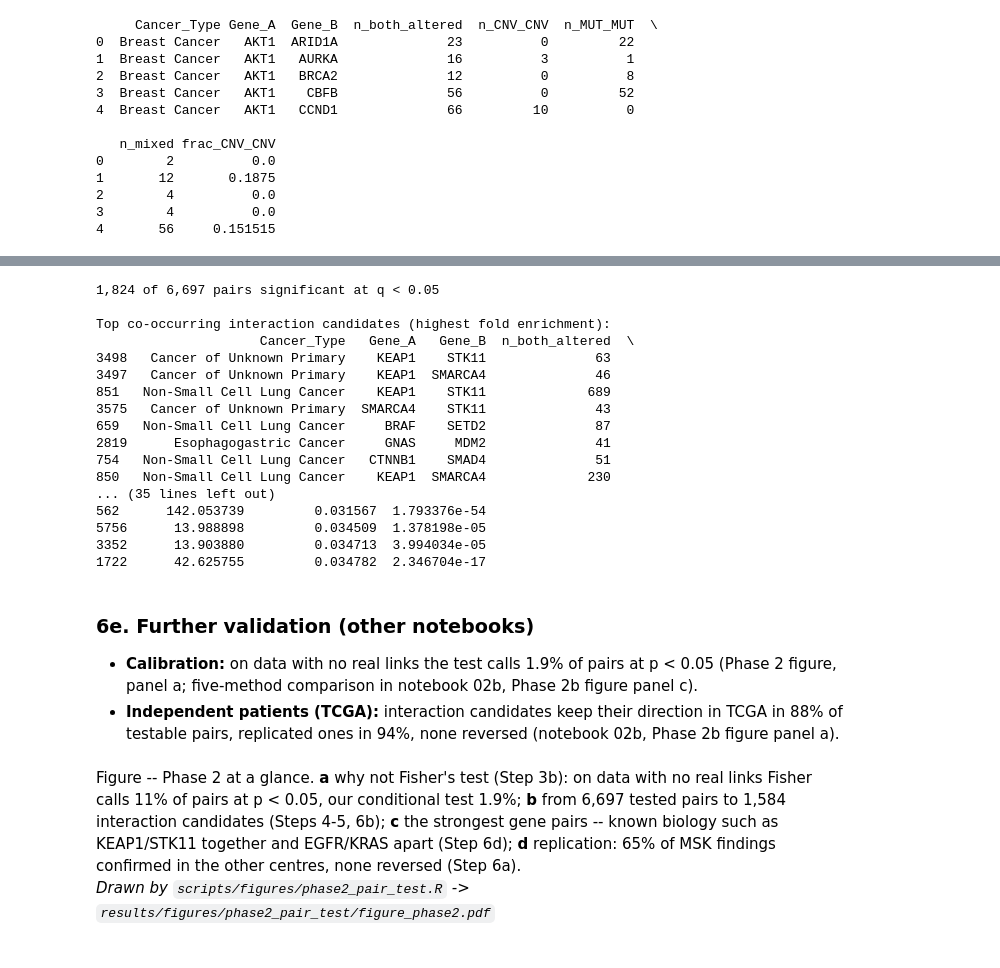
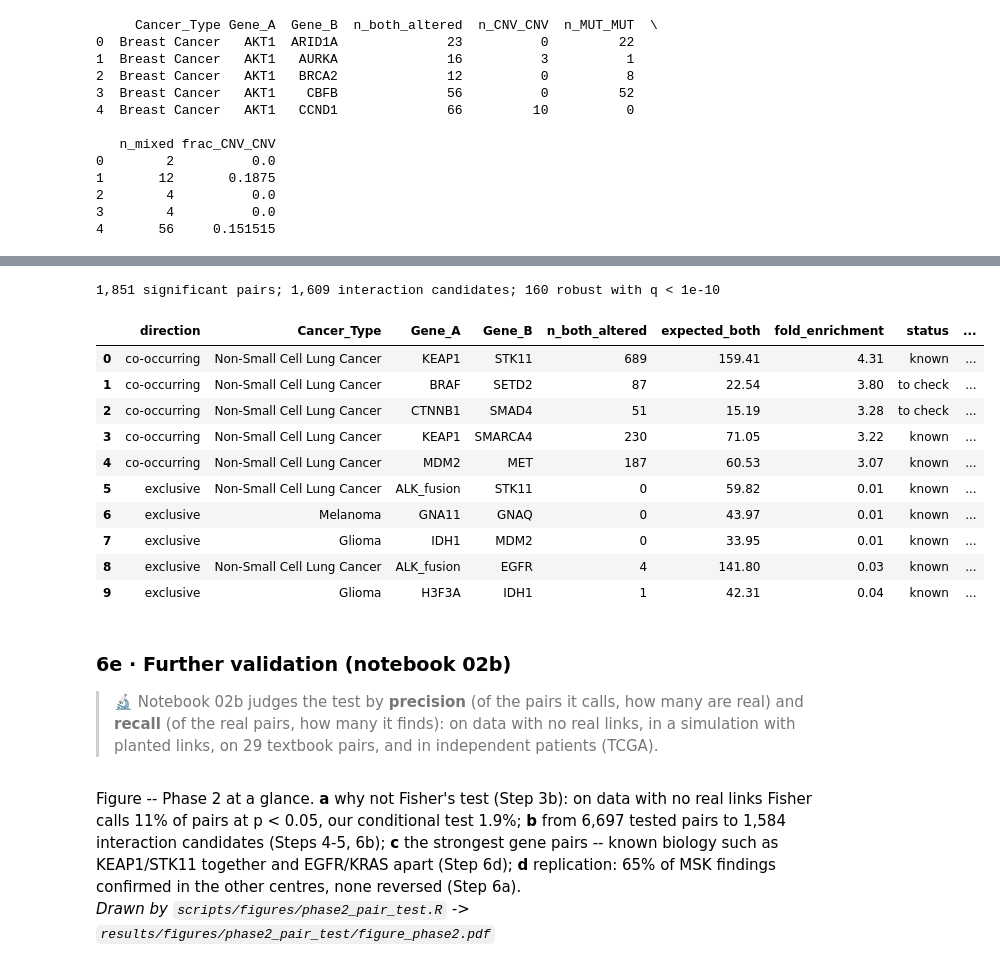
Before and after one commit to Wlimni/Learning-Cancer-Mutation-Landscapes-from-Large-Scale-Mutation-Testing-Data-fyp, a Jupyter notebook: notebooks/02_phase2_comutation_matrix.ipynb, the cells around one changed output, grey strips where cells are left out. Cells and saved outputs as stored; diff of their text form; code cells hidden in the pictures.

```diff
--- a/notebooks/02_phase2_comutation_matrix.ipynb
+++ b/notebooks/02_phase2_comutation_matrix.ipynb
@@ -1327,39 +1346,35 @@ Breast Cancer PIK3CA vs PTEN
 # %%
-significant = comutation_pairs[comutation_pairs["q_value"] < 0.05]
-candidates = comutation_pairs[comutation_pairs["interaction_candidate"]]
-print(f"{len(significant):,} of {len(comutation_pairs):,} pairs significant at q < 0.05")
-
-print("\nTop co-occurring interaction candidates (highest fold enrichment):")
-print(candidates.sort_values("log2_fold_enrichment", ascending=False)
-      [["Cancer_Type", "Gene_A", "Gene_B", "n_both_altered", "expected_both", "fold_enrichment", "q_value"]].head(10))
-
-print("\nTop mutually exclusive interaction candidates (lowest fold enrichment):")
-print(candidates.sort_values("log2_fold_enrichment")
-      [["Cancer_Type", "Gene_A", "Gene_B", "n_both_altered", "expected_both", "fold_enrichment", "q_value"]].head(10))
+bio = pd.read_csv(DATA_DIR / "curated" / "top_pairs_biology.csv")
+robust = comutation_pairs[comutation_pairs["interaction_candidate"] & comutation_pairs["replicated"]
+                          & ~comutation_pairs["weak_effect"] & (comutation_pairs["q_value"] < 1e-10)]
+if "burden_robust" in robust:                       # added by notebook 02c; absent on a first run
+    robust = robust[robust["burden_robust"].fillna(True).astype(bool)]
+robust = robust.assign(abs_effect=robust["log2_fold_enrichment"].abs())
+strongest = pd.concat([robust[robust["direction"] == d].nlargest(5, "abs_effect") for d in ["co-occurring", "exclusive"]])
+strongest = strongest.merge(bio, on=["Cancer_Type", "Gene_A", "Gene_B", "direction"], how="left")
+strongest["status"] = strongest["status"].fillna("not yet reviewed")
+print(f"{len(comutation_pairs[comutation_pairs['q_value'] < 0.05]):,} significant pairs; "
+      f"{int(comutation_pairs['interaction_candidate'].sum()):,} interaction candidates; {len(robust):,} robust with q < 1e-10")
+strongest[["direction", "Cancer_Type", "Gene_A", "Gene_B", "n_both_altered", "expected_both", "fold_enrichment",
+           "status", "biology", "reference"]].round(2)
 # %% [output]
-1,824 of 6,697 pairs significant at q < 0.05
-
-Top co-occurring interaction candidates (highest fold enrichment):
-                     Cancer_Type   Gene_A   Gene_B  n_both_altered  \
-3498   Cancer of Unknown Primary    KEAP1    STK11              63
-3497   Cancer of Unknown Primary    KEAP1  SMARCA4              46
-851   Non-Small Cell Lung Cancer    KEAP1    STK11             689
-3575   Cancer of Unknown Primary  SMARCA4    STK11              43
-659   Non-Small Cell Lung Cancer     BRAF    SETD2              87
-2819      Esophagogastric Cancer     GNAS     MDM2              41
-754   Non-Small Cell Lung Cancer   CTNNB1    SMAD4              51
-850   Non-Small Cell Lung Cancer    KEAP1  SMARCA4             230
-... (35 lines left out)
-562      142.053739         0.031567  1.793376e-54
-5756      13.988898         0.034509  1.378198e-05
-3352      13.903880         0.034713  3.994034e-05
-1722      42.625755         0.034782  2.346704e-17
+1,851 significant pairs; 1,609 interaction candidates; 160 robust with q < 1e-10
+|  | direction | Cancer_Type | Gene_A | Gene_B | n_both_altered | expected_both | fold_enrichment | status | ... |
+| 0 | co-occurring | Non-Small Cell Lung Cancer | KEAP1 | STK11 | 689 | 159.41 | 4.31 | known | ... |
+| 1 | co-occurring | Non-Small Cell Lung Cancer | BRAF | SETD2 | 87 | 22.54 | 3.80 | to check | ... |
+| 2 | co-occurring | Non-Small Cell Lung Cancer | CTNNB1 | SMAD4 | 51 | 15.19 | 3.28 | to check | ... |
+| 3 | co-occurring | Non-Small Cell Lung Cancer | KEAP1 | SMARCA4 | 230 | 71.05 | 3.22 | known | ... |
+| 4 | co-occurring | Non-Small Cell Lung Cancer | MDM2 | MET | 187 | 60.53 | 3.07 | known | ... |
+| 5 | exclusive | Non-Small Cell Lung Cancer | ALK_fusion | STK11 | 0 | 59.82 | 0.01 | known | ... |
+| 6 | exclusive | Melanoma | GNA11 | GNAQ | 0 | 43.97 | 0.01 | known | ... |
+| 7 | exclusive | Glioma | IDH1 | MDM2 | 0 | 33.95 | 0.01 | known | ... |
+| 8 | exclusive | Non-Small Cell Lung Cancer | ALK_fusion | EGFR | 4 | 141.80 | 0.03 | known | ... |
+| 9 | exclusive | Glioma | H3F3A | IDH1 | 1 | 42.31 | 0.04 | known | ... |
 # %% [markdown]
-### 6e. Further validation (other notebooks)
-- **Calibration:** on data with no real links the test calls 1.9% of pairs at p < 0.05 (Phase 2 figure, panel a;
-  five-method comparison in notebook 02b, Phase 2b figure panel c).
-- **Independent patients (TCGA):** interaction candidates keep their direction in TCGA in 88% of
-  testable pairs, replicated ones in 94%, none reversed (notebook 02b, Phase 2b figure panel a).
+### 6e · Further validation (notebook 02b)
+> 🔬 Notebook 02b judges the test by **precision** (of the pairs it calls, how many are real) and **recall** (of the
+> real pairs, how many it finds): on data with no real links, in a simulation with planted links, on 29 textbook
+> pairs, and in independent patients (TCGA).
 # %% [markdown]
 Figure -- Phase 2 at a glance. **a** why not Fisher's test (Step 3b): on data with no real links Fisher calls 11% of pairs at p < 0.05, our conditional test 1.9%; **b** from 6,697 tested pairs to 1,584 interaction candidates (Steps 4-5, 6b); **c** the strongest gene pairs -- known biology such as KEAP1/STK11 together and EGFR/KRAS apart (Step 6d); **d** replication: 65% of MSK findings confirmed in the other centres, none reversed (Step 6a).
 *Drawn by `scripts/figures/phase2_pair_test.R` -> `results/figures/phase2_pair_test/figure_phase2.pdf`*
```
Also changed, not shown: parts of 33 cells of this notebook, 54 other files.
